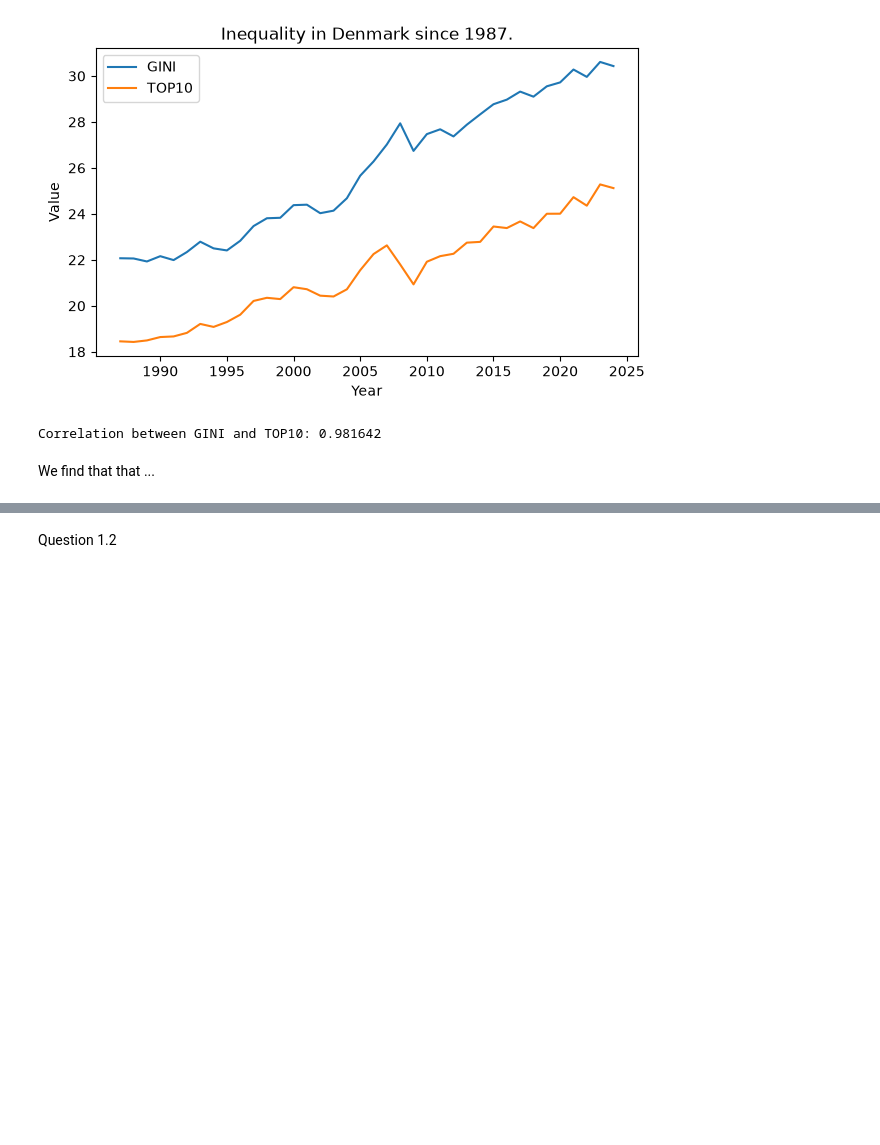
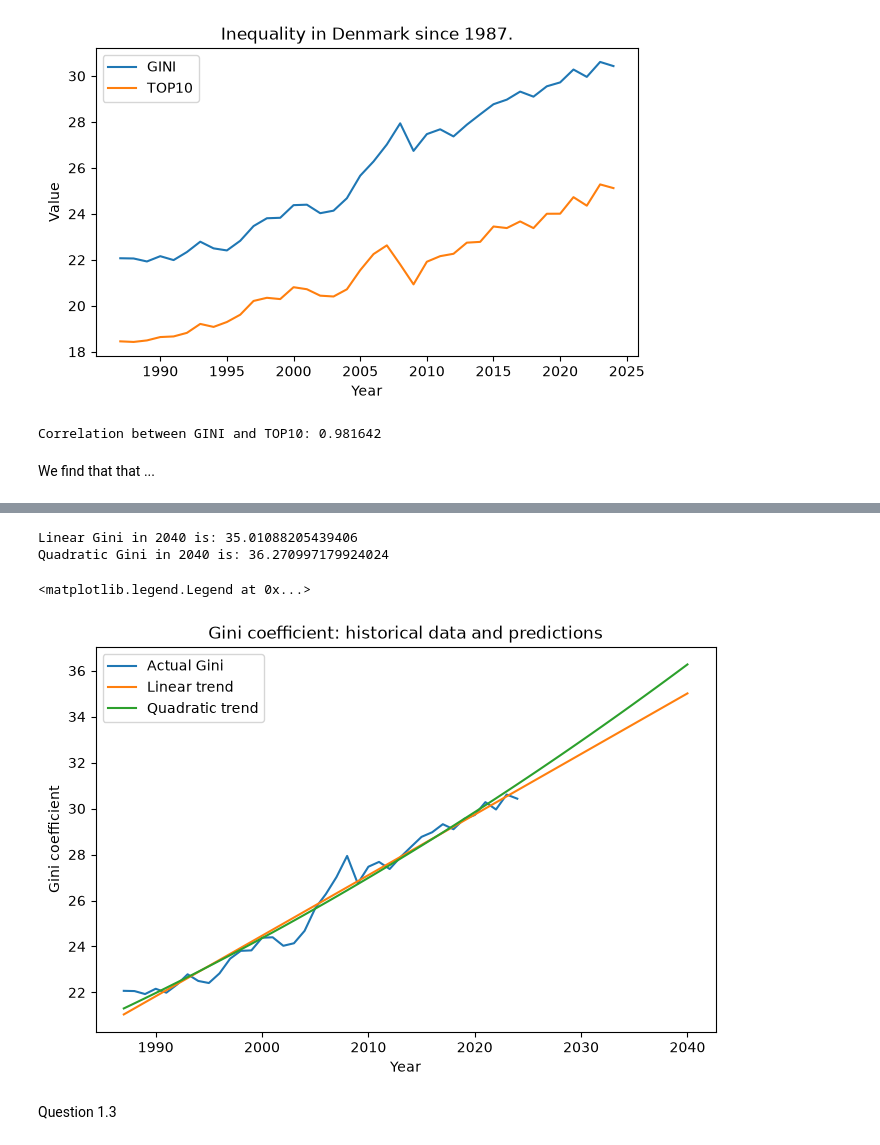
Before and after one commit to NumEconCopenhagen/projects-2025-philippa-ronya, a Jupyter notebook: 01_dataproject/Ronya_dataproject.ipynb, the cells around one changed output, grey strips where cells are left out. Cells and saved outputs as stored; diff of their text form; code cells hidden in the pictures; blank space fills up the shorter version.

```diff
--- a/01_dataproject/Ronya_dataproject.ipynb
+++ b/01_dataproject/Ronya_dataproject.ipynb
@@ -87,0 +111,13 @@ We find that that ...
+# %%
+# Calculating quadratic
+def s_quadratic(beta):
+    y_prediction = beta[0] + beta[1]* t + beta[2] * t**2
+    sum = ((y - y_prediction) ** 2).sum()
+
+    return sum
+
+from scipy.optimize import minimize
+
+result_quadratic = minimize(s_quadratic, [0, 0, 0])
+
+result_quadratic.x
@@ -88,2 +161,58 @@ We find that that ...
+# %%
+# Predicting the Gini coefficient in 2040 for:
+
+t_2040 = 2040 - 1987
+
+# a) linear
+
+def s_linear_2040(beta):
+    gini_linear_2040 =  beta[0] + beta[1] * t_2040
+
+    return gini_linear_2040
+
+print("Linear Gini in 2040 is:", s_linear_2040(result_linear.x))
+
+# b) quadratic
+def s_quadratic_2040(beta):
+    gini_quadratic_2040 =  beta[0] + beta[1] * t_2040 + beta[2] * t_2040 **2
+
+    return gini_quadratic_2040
+
+print("Quadratic Gini in 2040 is:", s_quadratic_2040(result_quadratic.x))
+# %% [output]
+Linear Gini in 2040 is: 35.01088205439406
+Quadratic Gini in 2040 is: 36.270997179924024
+# %%
+# Plotting the values
+years_plot = np.arange(1987, 2041)
+t_plot = years_plot - 1987
+
+beta_linear = result_linear.x
+beta_quadratic = result_quadratic.x
+
+gini_linear_plot = beta_linear[0] + beta_linear[1] * t_plot
+
+gini_quadratic_plot = (
+    beta_quadratic[0]
+    + beta_quadratic[1] * t_plot
+    + beta_quadratic[2] * t_plot**2
+)
+
+# Plotting the results
+fig = plt.figure(figsize=(8, 5))
+ax = fig.add_subplot(111)
+
+ax.plot(merged['TID'], merged['GINI'], label='Actual Gini')
+ax.plot(years_plot, gini_linear_plot, label='Linear trend')
+ax.plot(years_plot, gini_quadratic_plot, label='Quadratic trend')
+
+ax.set_title('Gini coefficient: historical data and predictions')
+ax.set_xlabel('Year')
+ax.set_ylabel('Gini coefficient')
+
+ax.legend()
+# %% [output]
+<matplotlib.legend.Legend at 0x...>
+[figure, added]
 # %% [markdown]
-Question 1.2
+Question 1.3
```
Also changed, not shown: parts of 12 cells of this notebook, 3 other files.
